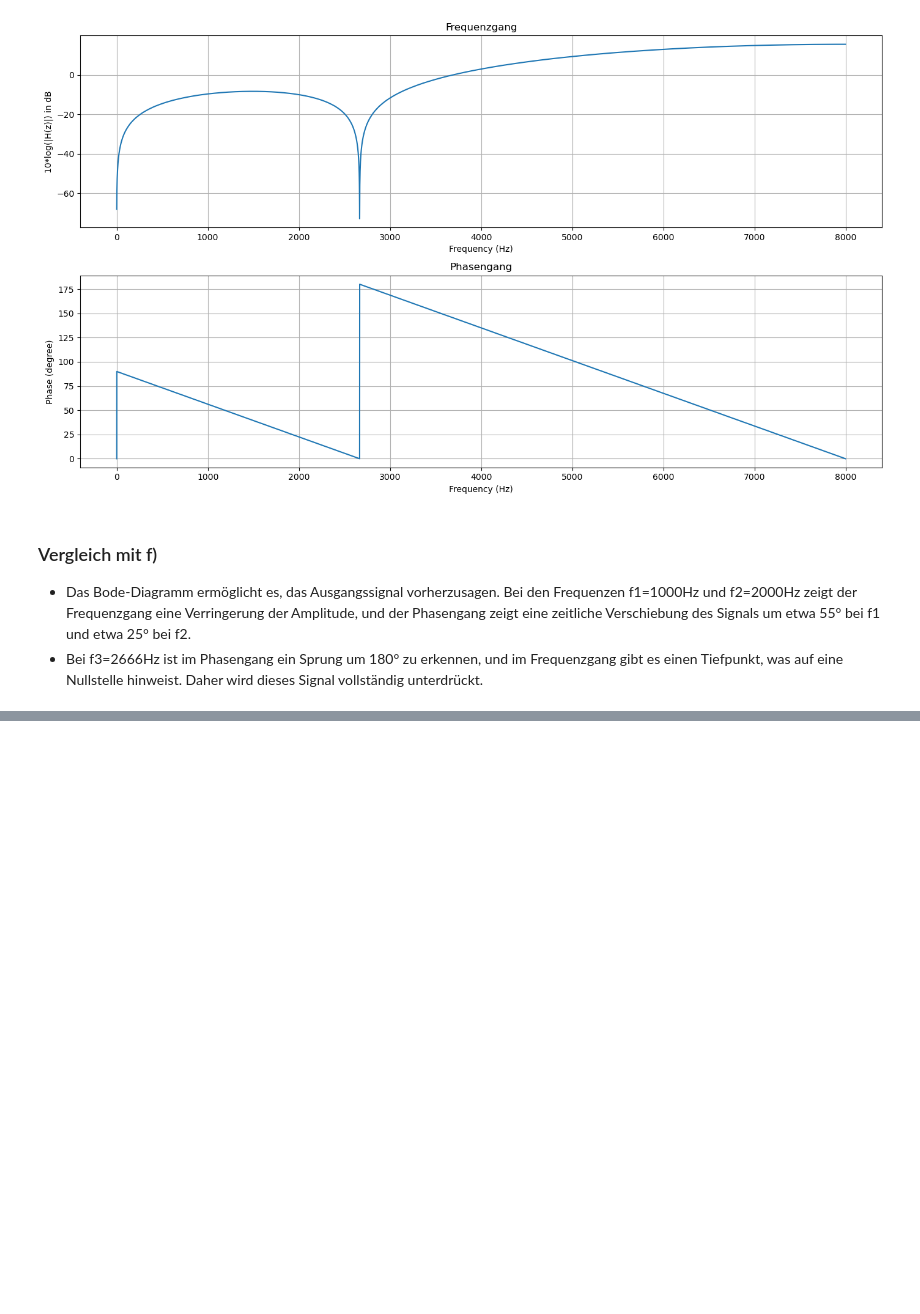
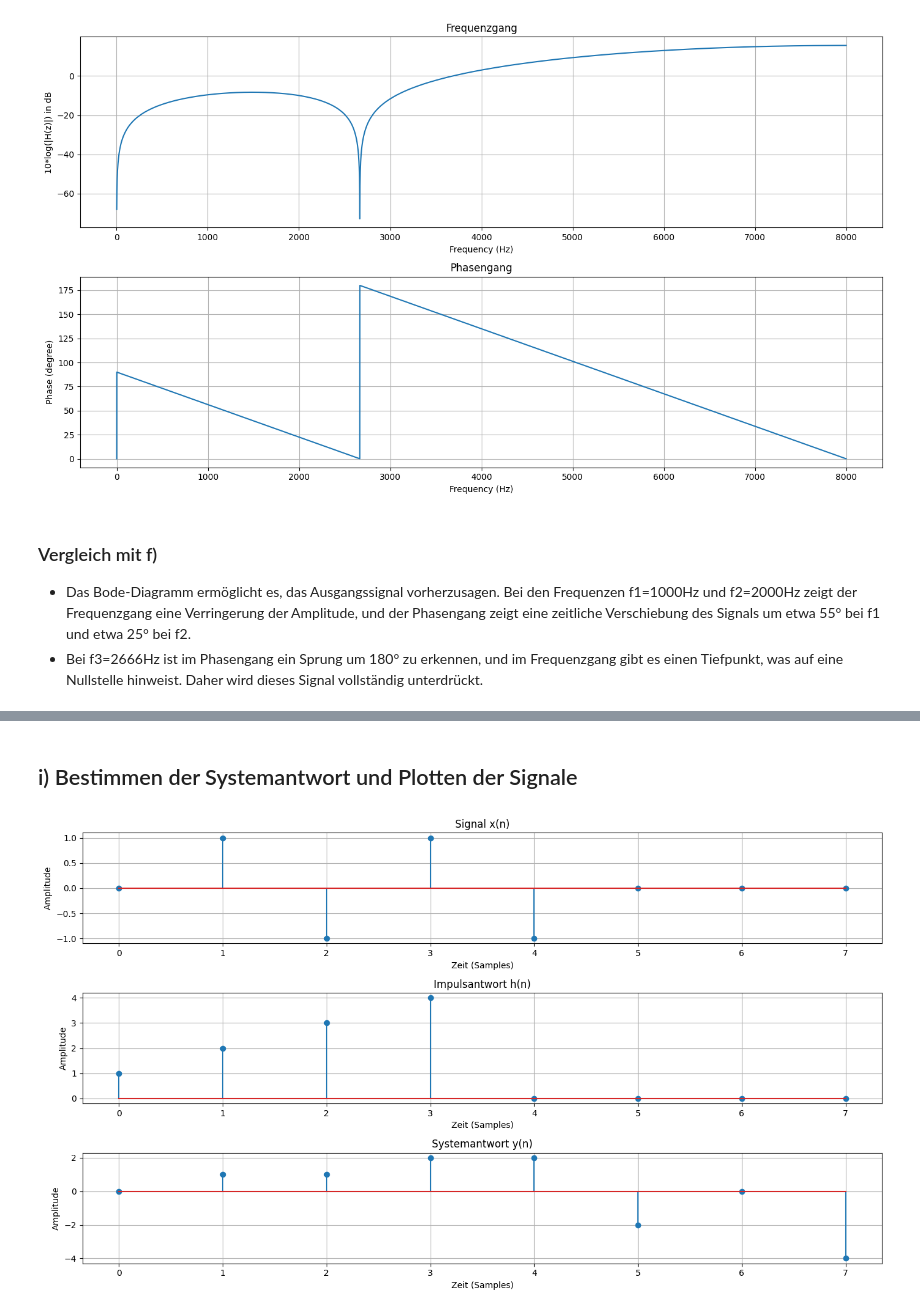
Before and after one commit to DerGeileHarald/Sprachverarbeitung, a Jupyter notebook: Labor5.ipynb, the cells around one changed output, grey strips where cells are left out. Drawn from its saved outputs; the diff is of its cells as text; code cells hidden in the pictures; blank space fills up the shorter version.

```diff
--- a/Labor5.ipynb
+++ b/Labor5.ipynb
@@ -350,2 +350,47 @@ Das ist die z-Transformierte der Systemantwort  Y(z).
 - $ H(z) = 1 + 2z^{-1} + 3z^{-2} + 4z^{-3} $
 - $ Y(z) = z^{-1} + z^{-2} + 2z^{-3} + 2z^{-4} - 2z^{-5} - 4z^{-7} $
+# %% [markdown]
+## i) Bestimmen der Systemantwort und Plotten der Signale
+# %%
+# Definiere die Abtastfrequenz
+fa = 16000  # Hz
+
+# Definiere den Zeitvektor zum Plotten
+t = np.arange(0, 8) / fa  # Betrachten bis n = 7
+
+# Definiere die Signale x(n), h(n) und y(n)
+x_n = np.array([0, 1, -1, 1, -1, 0, 0, 0])
+h_n = np.array([1, 2, 3, 4, 0, 0, 0, 0])
+y_n = np.array([0, 1, 1, 2, 2, -2, 0, -4])
+
+# Plotten
+plt.figure(figsize=(14, 8))
+
+# Plot von x(n)
+plt.subplot(3, 1, 1)
+plt.stem(t * fa, x_n)
+plt.title('Signal x(n)')
+plt.xlabel('Zeit (Samples)')
+plt.ylabel('Amplitude')
+plt.grid(True)
+
+# Plot von h(n)
+plt.subplot(3, 1, 2)
+plt.stem(t * fa, h_n)
+plt.title('Impulsantwort h(n)')
+plt.xlabel('Zeit (Samples)')
+plt.ylabel('Amplitude')
+plt.grid(True)
+
+# Plot von y(n)
+plt.subplot(3, 1, 3)
+plt.stem(t * fa, y_n)
+plt.title('Systemantwort y(n)')
+plt.xlabel('Zeit (Samples)')
+plt.ylabel('Amplitude')
+plt.grid(True)
+
+plt.tight_layout()
+plt.show()
+# %% [output]
+[figure, added]
```
Also changed, not shown: parts of 2 cells of this notebook.
